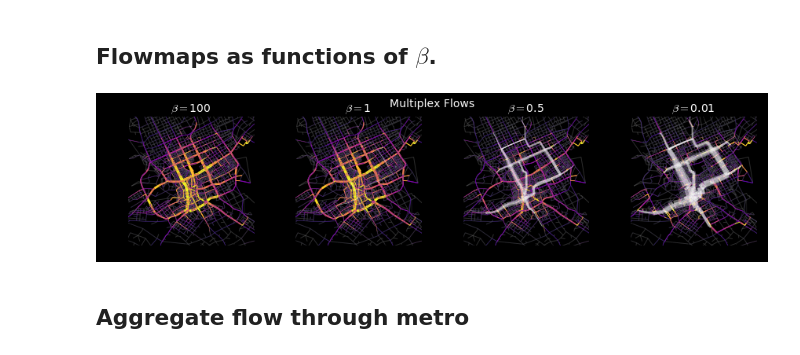
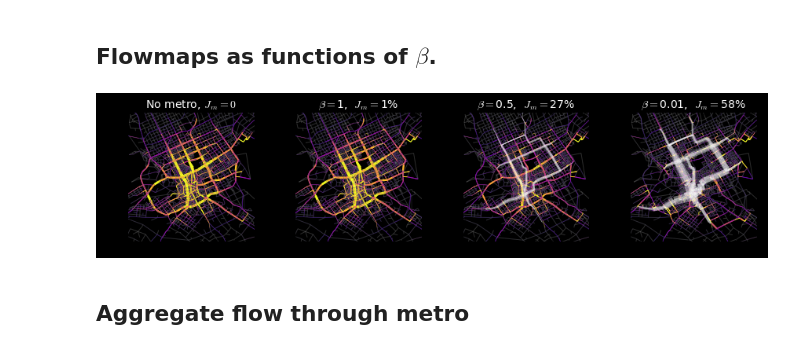
Before and after one commit to PhilChodrow/riyadh_multiplex, a Jupyter notebook: FIGS_mx_aggregate.ipynb, the cells around one changed output. Saved outputs shown, nothing was run; the diff lists cells and outputs as text; code cells hidden in the pictures.

```diff
--- a/FIGS_mx_aggregate.ipynb
+++ b/FIGS_mx_aggregate.ipynb
@@ -27,36 +27,51 @@ Read the multiplex
 # %%
 multi = mx.read_multi(nodes_file_name = '3_throughput/mx_flow_nodes.txt',
                       edges_file_name = '3_throughput/mx_flow_edges.txt')
+# %%
+def metro_flow(beta):
+    flow = 'flow_' + str(beta)
+    df = utility.edges_2_df(multi.G, ['layer', flow, 'dist_km'])
+    df['weighted_flow'] = df[flow] * df['dist_km']
+    sums = df.groupby('layer').sum()['weighted_flow']
+    metro, streets = (sums['metro'], sums['streets'])
+    return 1.0 * metro / (metro + streets)
 # %% [markdown]
 ## Flowmaps as functions of $\beta$.
 # %%
+reload(viz)
 cmap = 'plasma'
 
 center_point = (46.7167, 24.6333)
 l = .2
 
 xlim = (center_point[0] - l, center_point[0] + l)
 ylim = (center_point[1] - l + .05, center_point[1] + l + .05)
 
 betas = [100, 1, .5, .01]
 
 fig = plt.figure(dpi = 500, figsize = (3 * len(betas),3))
 
 i = 0
 for i in range(len(betas)):
+    J_m = metro_flow(betas[i])
     ax = fig.add_subplot(1, len(betas), i+1)
-    plt.title(r'$\beta = $' + str(betas[i]),
+    if betas[i] == 100:
+        title_str = r'No metro, $J_m = 0$'
+    else:
+        title_str = r'$\beta = $' + str(betas[i]) + r',  $J_m = $' + str(int(100 * J_m)) + '%'
+
+    plt.title(title_str,
               color = 'w',
               fontsize = 14)
+
     ax.set(xlim = xlim, ylim = ylim)
     viz.flow_plot(multi, 'flow_' + str(betas[i]), ax)
 
 fig.set_facecolor("#000000")
-fig.suptitle('Multiplex Flows', color = 'w', fontsize = 14)
 plt.tight_layout()
 plt.savefig('4_figs/flow_map.png')
 # %% [output]
-[figure, old version]
+[figure, new version]
 # %% [markdown]
 ## Aggregate flow through metro
 # %%
```
Also changed, not shown: parts of 2 cells of this notebook, 14 other files.
